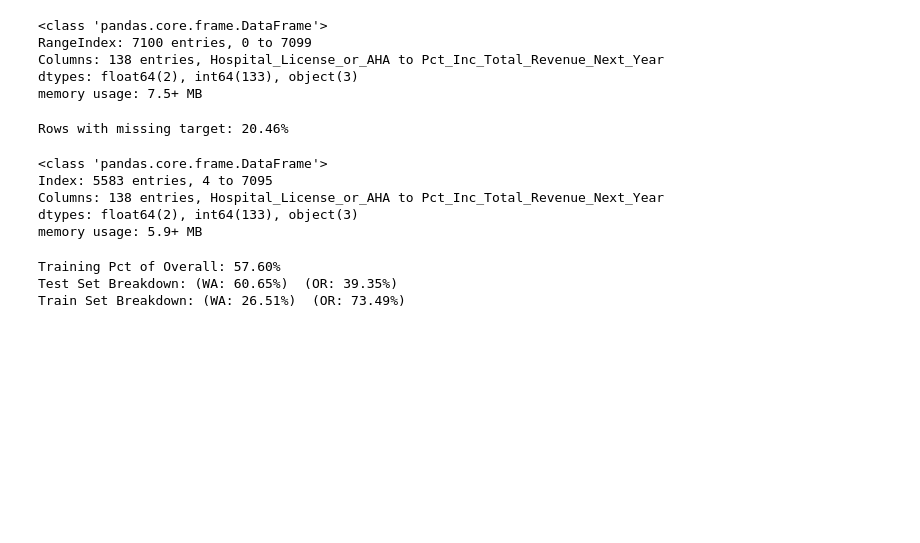
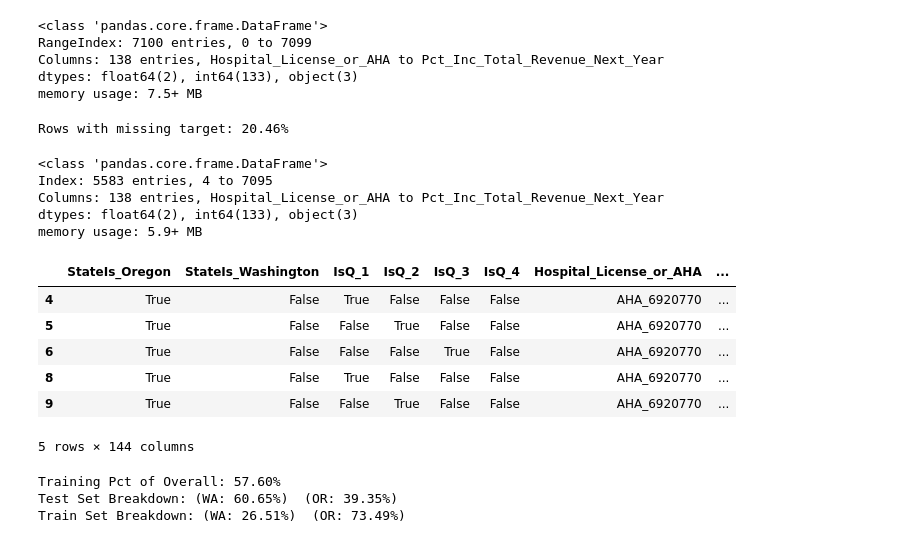
Before and after one commit to EEPayne/5322_final_project, a Jupyter notebook: tree_models.ipynb, the cells around one changed output. Cells and saved outputs as stored; diff of their text form; code cells hidden in the pictures; blank space fills up the shorter version.

```diff
--- a/tree_models.ipynb
+++ b/tree_models.ipynb
@@ -31,14 +31,24 @@ Rows with missing target: 20.46%
 # %%
 # remove rows with missing target or inf target
 hospital_data = hospital_data.dropna()
 hospital_data = hospital_data[~np.isinf(hospital_data['Pct_Inc_Total_Revenue_Next_Year'])]
 hospital_data.info()
+hospital_data = pd.concat([pd.get_dummies(hospital_data[['State', 'Quarter']].astype('category'), ['StateIs', 'IsQ']),
+                           hospital_data], axis=1)
+hospital_data.head()
 # %% [output]
 <class 'pandas.core.frame.DataFrame'>
 Index: 5583 entries, 4 to 7095
 Columns: 138 entries, Hospital_License_or_AHA to Pct_Inc_Total_Revenue_Next_Year
 dtypes: float64(2), int64(133), object(3)
 memory usage: 5.9+ MB
+|  | StateIs_Oregon | StateIs_Washington | IsQ_1 | IsQ_2 | IsQ_3 | IsQ_4 | Hospital_License_or_AHA | ... |
+| 4 | True | False | True | False | False | False | AHA_6920770 | ... |
+| 5 | True | False | False | True | False | False | AHA_6920770 | ... |
+| 6 | True | False | False | False | True | False | AHA_6920770 | ... |
+| 8 | True | False | True | False | False | False | AHA_6920770 | ... |
+| 9 | True | False | False | True | False | False | AHA_6920770 | ... |
+5 rows × 144 columns
 # %%
 validation_cutoff_year = 2022
 
```
Also changed, not shown: parts of 22 cells of this notebook.
